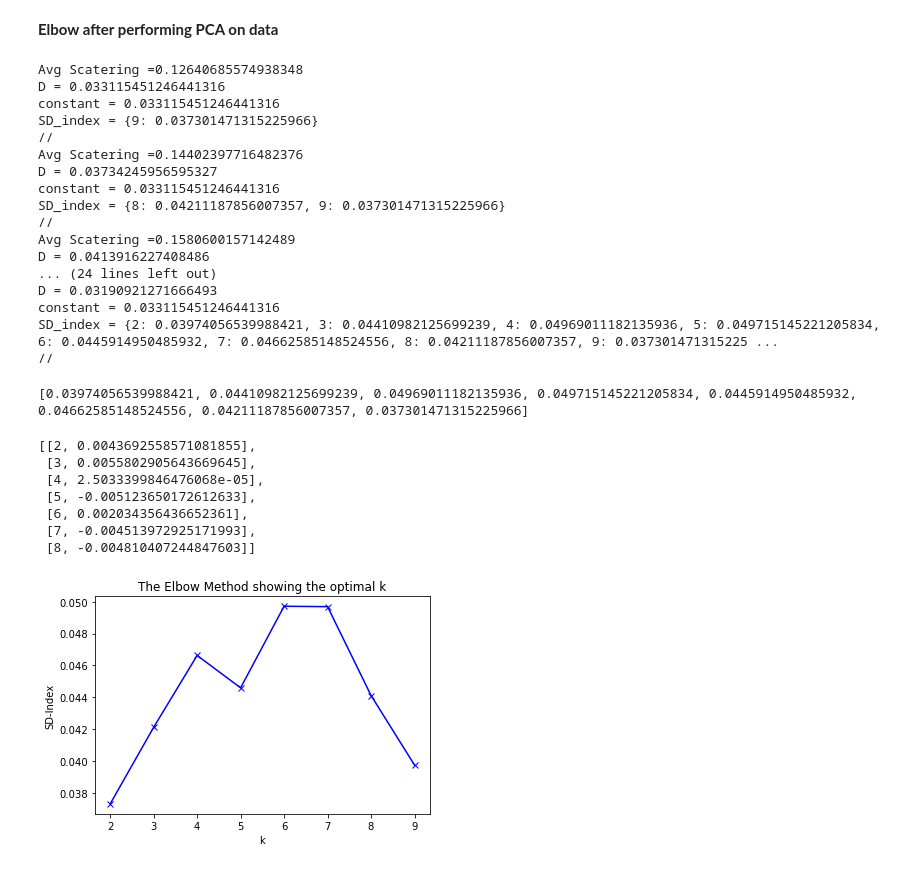
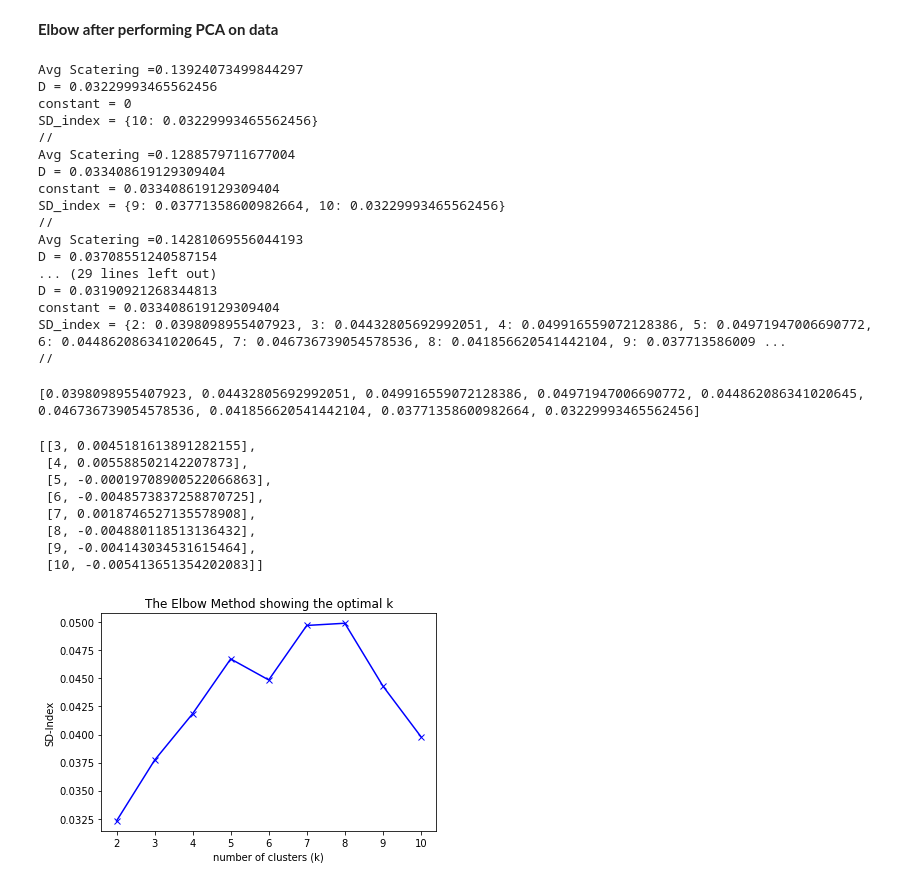
Before and after one commit to shobhitagrawal24/MasterThesis, a Jupyter notebook: Analysis/HumanActivityRecognition/Elbow/Elbow with SD Validation Index.ipynb, the cells around one changed output. Drawn from its saved outputs; the diff is of its cells as text; code cells hidden in the pictures.

```diff
--- a/Analysis/HumanActivityRecognition/Elbow/Elbow with SD Validation Index.ipynb
+++ b/Analysis/HumanActivityRecognition/Elbow/Elbow with SD Validation Index.ipynb
@@ -59,7 +55,7 @@ sample = pca.transform(sample)
 **Elbow after performing PCA on data**
 # %%
 SD_INDEX={}
-K = range(9,1,-1)
+K = range(10,1,-1)
 alpha=0
 #Variance of whole data and its Euclidean Norm
 sample_variance = pd.DataFrame(sample,columns=["PC1","PC2","PC3","PC4"]).var()
@@ -115,22 +111,22 @@ for k in K :
     print("SD_index = "+str(SD_INDEX))
     print("//")
 # %% [output]
-Avg Scatering =0.12640685574938348
-D = 0.033115451246441316
-constant = 0.033115451246441316
-SD_index = {9: 0.037301471315225966}
+Avg Scatering =0.13924073499844297
+D = 0.03229993465562456
+constant = 0
+SD_index = {10: 0.03229993465562456}
 //
-Avg Scatering =0.14402397716482376
-D = 0.03734245956595327
-constant = 0.033115451246441316
-SD_index = {8: 0.04211187856007357, 9: 0.037301471315225966}
+Avg Scatering =0.1288579711677004
+D = 0.033408619129309404
+constant = 0.033408619129309404
+SD_index = {9: 0.03771358600982664, 10: 0.03229993465562456}
 //
-Avg Scatering =0.1580600157142489
-D = 0.0413916227408486
-... (24 lines left out)
-D = 0.03190921271666493
-constant = 0.033115451246441316
-SD_index = {2: 0.03974056539988421, 3: 0.04410982125699239, 4: 0.04969011182135936, 5: 0.049715145221205834, 6: 0.0445914950485932, 7: 0.04662585148524556, 8: 0.04211187856007357, 9: 0.037301471315225 ...
+Avg Scatering =0.14281069556044193
+D = 0.03708551240587154
+... (29 lines left out)
+D = 0.03190921268344813
+constant = 0.033408619129309404
+SD_index = {2: 0.0398098955407923, 3: 0.04432805692992051, 4: 0.049916559072128386, 5: 0.04971947006690772, 6: 0.044862086341020645, 7: 0.046736739054578536, 8: 0.041856620541442104, 9: 0.037713586009 ...
 //
 # %%
 SSE_array=[]
@@ -140,27 +136,28 @@ for key,value in SD_INDEX.items():
 print(SSE_array)
 
 #Calculate slope of each line
-for p in range(1,8):
+for p in range(1,9):
     s= (SSE_array[p]-SSE_array[p-1])
-    slope.append([p+1,s])
+    slope.append([p+2,s])
 slope
 # %% [output]
-[0.03974056539988421, 0.04410982125699239, 0.04969011182135936, 0.049715145221205834, 0.0445914950485932, 0.04662585148524556, 0.04211187856007357, 0.037301471315225966]
+[0.0398098955407923, 0.04432805692992051, 0.049916559072128386, 0.04971947006690772, 0.044862086341020645, 0.046736739054578536, 0.041856620541442104, 0.03771358600982664, 0.03229993465562456]
-[[2, 0.0043692558571081855],
- [3, 0.0055802905643669645],
- [4, 2.5033399846476068e-05],
- [5, -0.005123650172612633],
- [6, 0.002034356436652361],
- [7, -0.004513972925171993],
- [8, -0.004810407244847603]]
+[[3, 0.0045181613891282155],
+ [4, 0.005588502142207873],
+ [5, -0.00019708900522066863],
+ [6, -0.0048573837258870725],
+ [7, 0.0018746527135578908],
+ [8, -0.004880118513136432],
+ [9, -0.004143034531615464],
+ [10, -0.005413651354202083]]
 # %%
 plt.plot(K,SSE_array,'bx-')
-plt.xlabel('k')
+plt.xlabel('number of clusters (k)')
 plt.ylabel('SD-Index')
 plt.title('The Elbow Method showing the optimal k')
 plt.show()
 # %% [output]
-[figure, old version]
+[figure, new version]
 # %%
 slope
 # %% [output]
```
Also changed, not shown: parts of 6 cells of this notebook, 2 other files.
